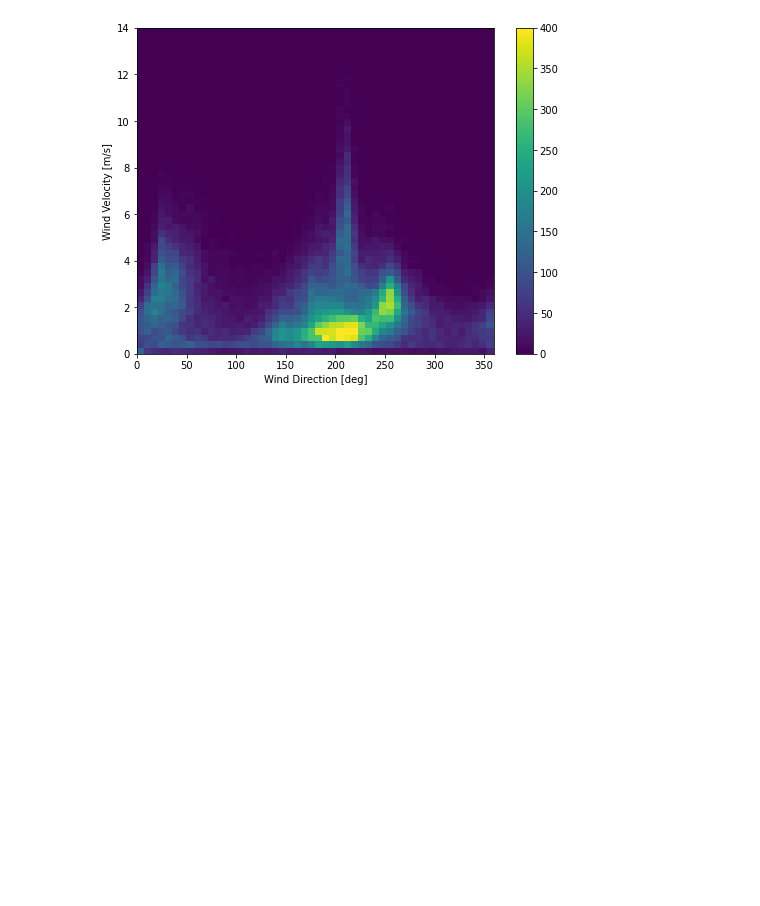
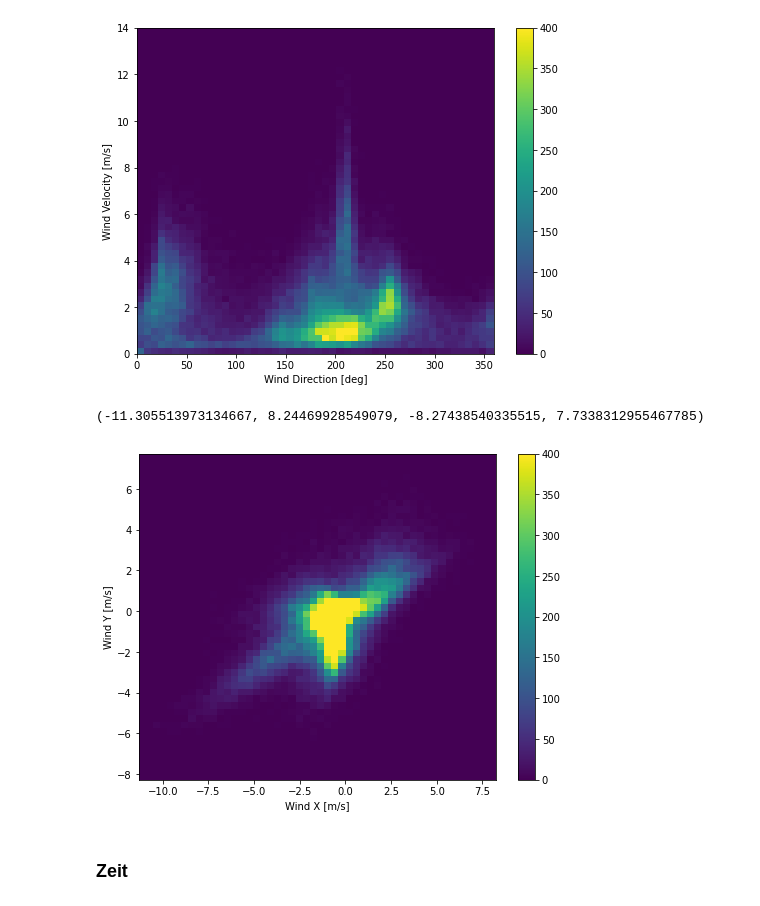
Before and after one commit to snrarueh/time_series_2, a Jupyter notebook: 01_time_series.ipynb, the cells around one changed output. Drawn from its saved outputs; the diff is of its cells as text; code cells hidden in the pictures; blank space fills up the shorter version.

```diff
--- a/01_time_series.ipynb
+++ b/01_time_series.ipynb
@@ -112,3 +112,15 @@ df['Wy'] = wv*np.sin(wd_rad)
 # Calculate the max wind x and y components.
 df['max Wx'] = max_wv*np.cos(wd_rad)
 df['max Wy'] = max_wv*np.sin(wd_rad)
+# %%
+plt.hist2d(df['Wx'], df['Wy'], bins=(50, 50), vmax=400)
+plt.colorbar()
+plt.xlabel('Wind X [m/s]')
+plt.ylabel('Wind Y [m/s]')
+ax = plt.gca()
+ax.axis('tight')
+# %% [output]
+(-11.305513973134667, 8.24469928549079, -8.27438540335515, 7.7338312955467785)
+[figure, added]
+# %% [markdown]
+### Zeit
```
Also changed, not shown: parts of 26 cells of this notebook.
